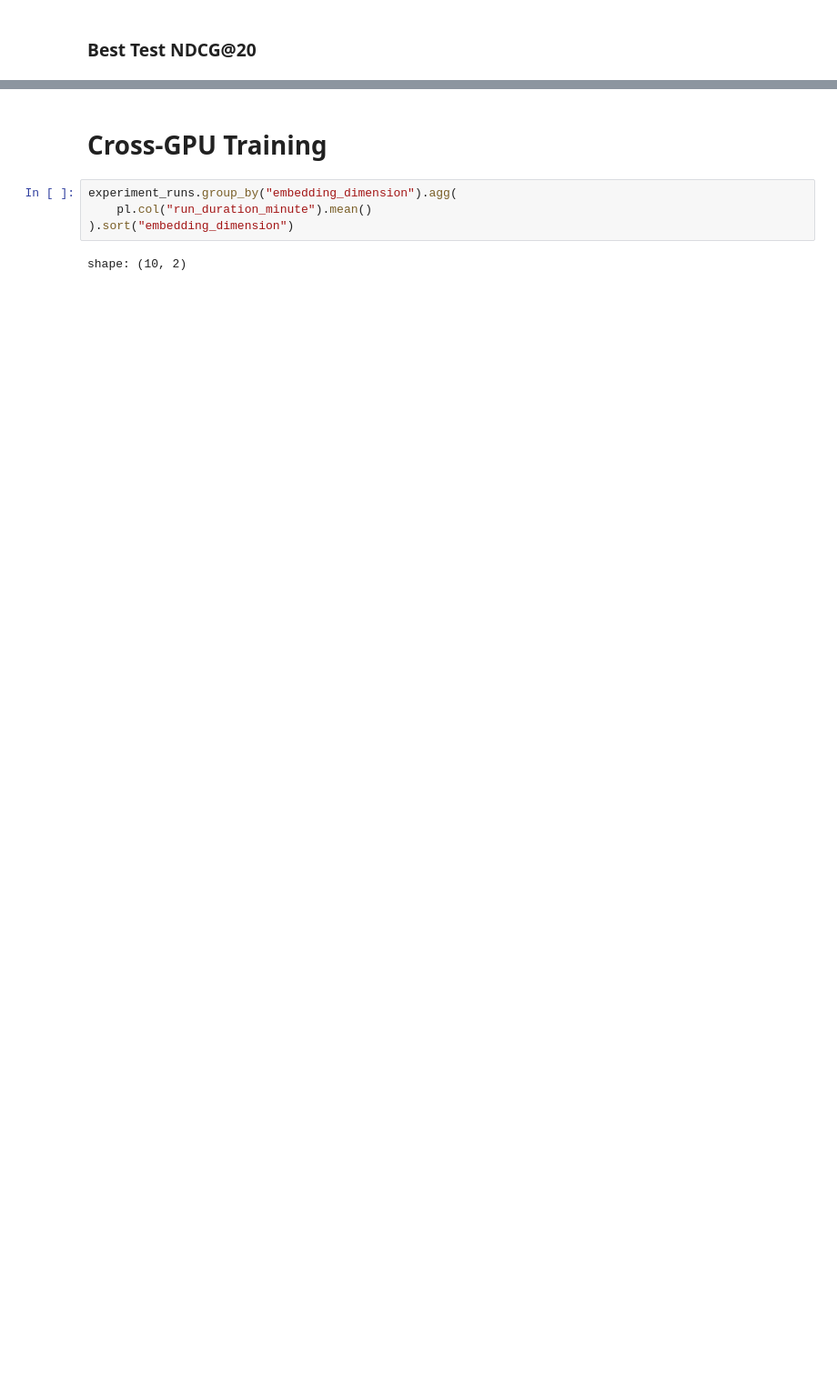
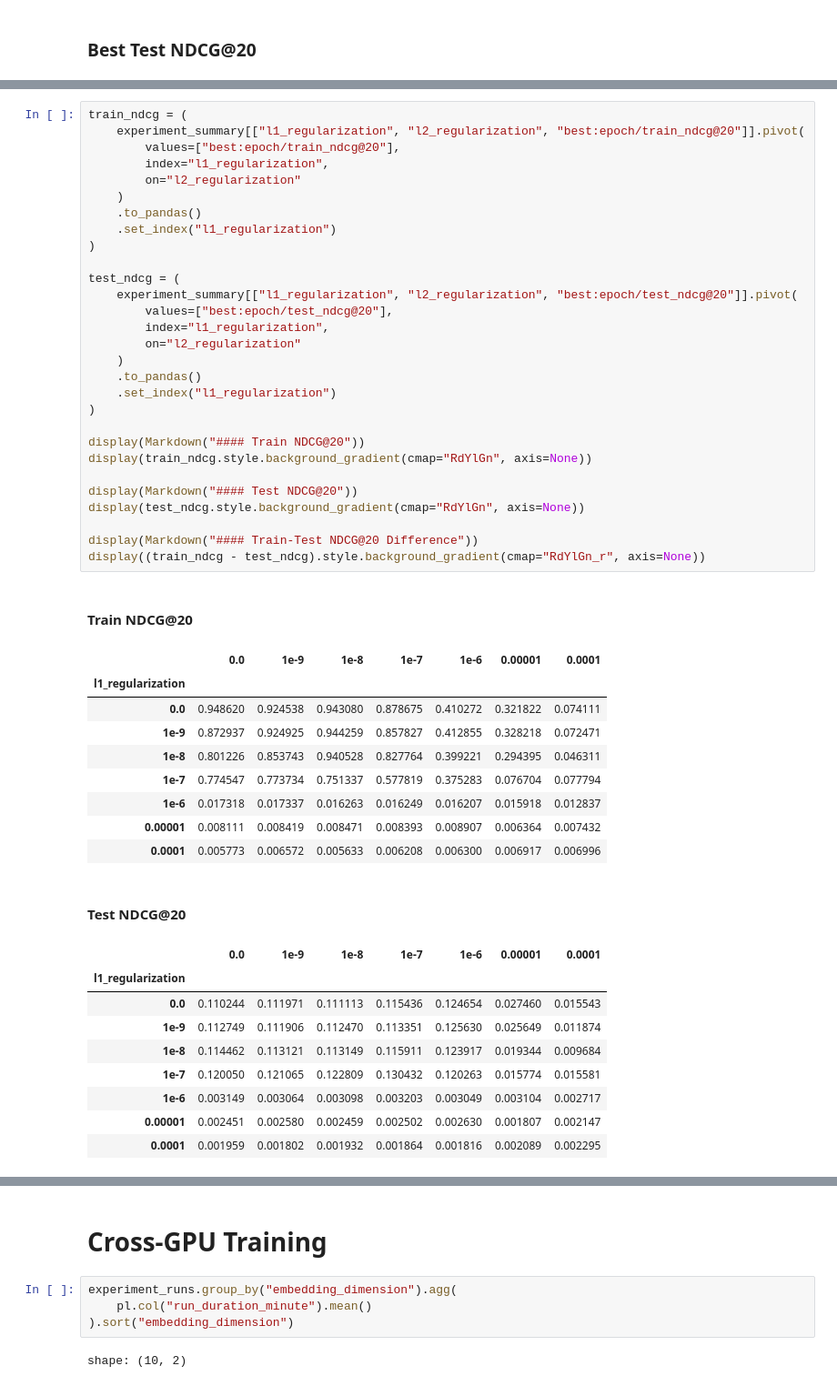
Before and after one commit to chaald/peppermint-matrix, a Jupyter notebook: notebooks/parameter_analysis/mf:regularization.ipynb, the cells around one changed output, grey strips where cells are left out. Shown at 91% size. Saved outputs shown, nothing was run; the diff lists cells and outputs as text; blank space fills up the shorter version.

```diff
--- a/notebooks/parameter_analysis/mf:regularization.ipynb
+++ b/notebooks/parameter_analysis/mf:regularization.ipynb
@@ -2862,0 +2982,50 @@ display((train_ndcg - test_ndcg).style.background_gradient(cmap="RdYlGn_r", axis
+# %%
+train_ndcg = (
+    experiment_summary[["l1_regularization", "l2_regularization", "best:epoch/train_ndcg@20"]].pivot(
+        values=["best:epoch/train_ndcg@20"],
+        index="l1_regularization",
+        on="l2_regularization"
+    )
+    .to_pandas()
+    .set_index("l1_regularization")
+)
+
+test_ndcg = (
+    experiment_summary[["l1_regularization", "l2_regularization", "best:epoch/test_ndcg@20"]].pivot(
+        values=["best:epoch/test_ndcg@20"],
+        index="l1_regularization",
+        on="l2_regularization"
+    )
+    .to_pandas()
+    .set_index("l1_regularization")
+)
+
+display(Markdown("#### Train NDCG@20"))
+display(train_ndcg.style.background_gradient(cmap="RdYlGn", axis=None))
+
+display(Markdown("#### Test NDCG@20"))
+display(test_ndcg.style.background_gradient(cmap="RdYlGn", axis=None))
+
+display(Markdown("#### Train-Test NDCG@20 Difference"))
+display((train_ndcg - test_ndcg).style.background_gradient(cmap="RdYlGn_r", axis=None))
+# %% [output]
+#### Train NDCG@20
+|  | 0.0 | 1e-9 | 1e-8 | 1e-7 | 1e-6 | 0.00001 | 0.0001 |
+| l1_regularization |  |  |  |  |  |  |  |
+| 0.0 | 0.948620 | 0.924538 | 0.943080 | 0.878675 | 0.410272 | 0.321822 | 0.074111 |
+| 1e-9 | 0.872937 | 0.924925 | 0.944259 | 0.857827 | 0.412855 | 0.328218 | 0.072471 |
+| 1e-8 | 0.801226 | 0.853743 | 0.940528 | 0.827764 | 0.399221 | 0.294395 | 0.046311 |
+| 1e-7 | 0.774547 | 0.773734 | 0.751337 | 0.577819 | 0.375283 | 0.076704 | 0.077794 |
+| 1e-6 | 0.017318 | 0.017337 | 0.016263 | 0.016249 | 0.016207 | 0.015918 | 0.012837 |
+| 0.00001 | 0.008111 | 0.008419 | 0.008471 | 0.008393 | 0.008907 | 0.006364 | 0.007432 |
+| 0.0001 | 0.005773 | 0.006572 | 0.005633 | 0.006208 | 0.006300 | 0.006917 | 0.006996 |
+#### Test NDCG@20
+|  | 0.0 | 1e-9 | 1e-8 | 1e-7 | 1e-6 | 0.00001 | 0.0001 |
+| l1_regularization |  |  |  |  |  |  |  |
+| 0.0 | 0.110244 | 0.111971 | 0.111113 | 0.115436 | 0.124654 | 0.027460 | 0.015543 |
+| 1e-9 | 0.112749 | 0.111906 | 0.112470 | 0.113351 | 0.125630 | 0.025649 | 0.011874 |
+| 1e-8 | 0.114462 | 0.113121 | 0.113149 | 0.115911 | 0.123917 | 0.019344 | 0.009684 |
+| 1e-7 | 0.120050 | 0.121065 | 0.122809 | 0.130432 | 0.120263 | 0.015774 | 0.015581 |
+| 1e-6 | 0.003149 | 0.003064 | 0.003098 | 0.003203 | 0.003049 | 0.003104 | 0.002717 |
+| 0.00001 | 0.002451 | 0.002580 | 0.002459 | 0.002502 | 0.002630 | 0.001807 | 0.002147 |
+| 0.0001 | 0.001959 | 0.001802 | 0.001932 | 0.001864 | 0.001816 | 0.002089 | 0.002295 |
```
Also changed, not shown: parts of 37 cells of this notebook, 2 other files.
